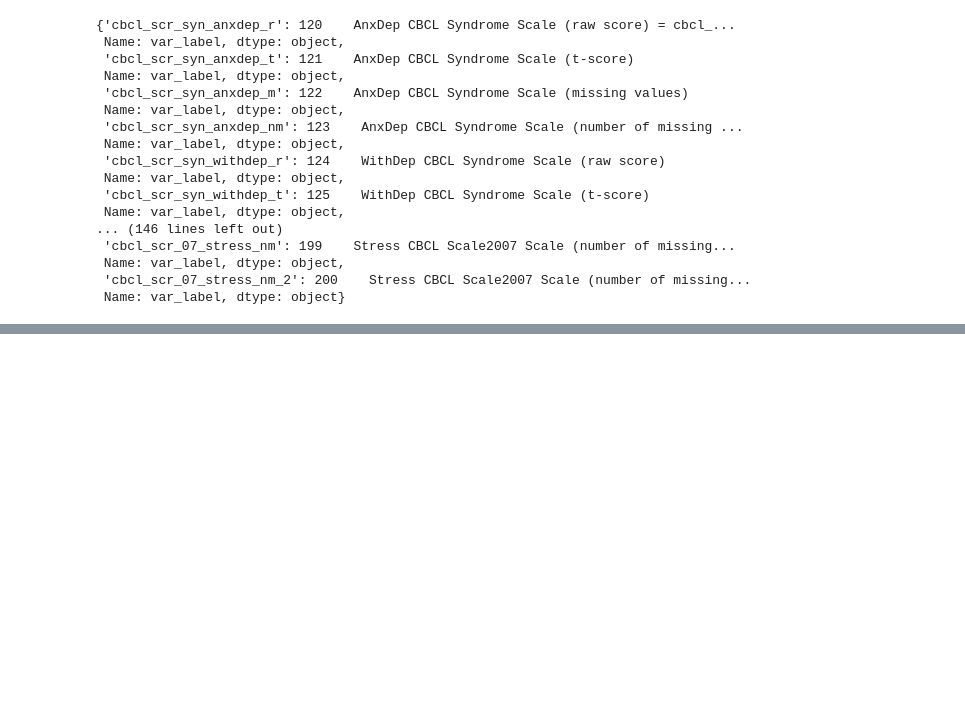
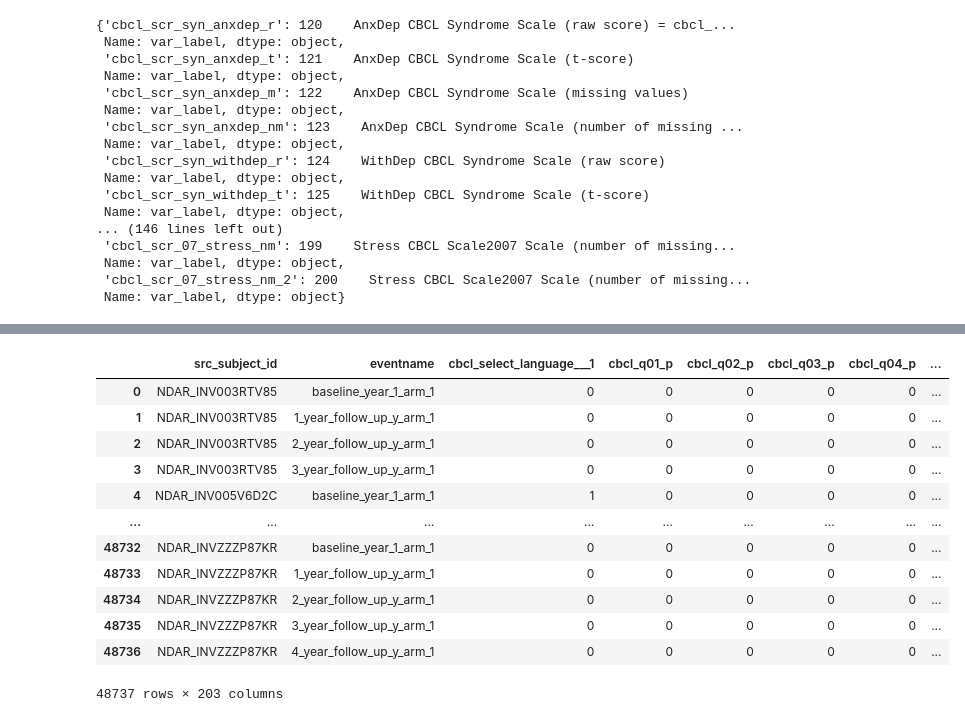
Before and after one commit to ALINA991/ADHD_fMRI, a Jupyter notebook: ABCD/data_scoring/cbcl.ipynb, the cells around one changed output, grey strips where cells are left out. Drawn from its saved outputs; the diff is of its cells as text; code cells hidden in the pictures; blank space fills up the shorter version.

```diff
--- a/ABCD/data_scoring/cbcl.ipynb
+++ b/ABCD/data_scoring/cbcl.ipynb
@@ -125,0 +119,16 @@ seaborn.countplot(x = 'cbcl_scr_syn_rulebreak_t', data= p_sc_t)
+# %%
+p_data
+# %% [output]
+|  | src_subject_id | eventname | cbcl_select_language___1 | cbcl_q01_p | cbcl_q02_p | cbcl_q03_p | cbcl_q04_p | ... |
+| 0 | NDAR_INV003RTV85 | baseline_year_1_arm_1 | 0 | 0 | 0 | 0 | 0 | ... |
+| 1 | NDAR_INV003RTV85 | 1_year_follow_up_y_arm_1 | 0 | 0 | 0 | 0 | 0 | ... |
+| 2 | NDAR_INV003RTV85 | 2_year_follow_up_y_arm_1 | 0 | 0 | 0 | 0 | 0 | ... |
+| 3 | NDAR_INV003RTV85 | 3_year_follow_up_y_arm_1 | 0 | 0 | 0 | 0 | 0 | ... |
+| 4 | NDAR_INV005V6D2C | baseline_year_1_arm_1 | 1 | 0 | 0 | 0 | 0 | ... |
+| ... | ... | ... | ... | ... | ... | ... | ... | ... |
+| 48732 | NDAR_INVZZZP87KR | baseline_year_1_arm_1 | 0 | 0 | 0 | 0 | 0 | ... |
+| 48733 | NDAR_INVZZZP87KR | 1_year_follow_up_y_arm_1 | 0 | 0 | 0 | 0 | 0 | ... |
+| 48734 | NDAR_INVZZZP87KR | 2_year_follow_up_y_arm_1 | 0 | 0 | 0 | 0 | 0 | ... |
+| 48735 | NDAR_INVZZZP87KR | 3_year_follow_up_y_arm_1 | 0 | 0 | 0 | 0 | 0 | ... |
+| 48736 | NDAR_INVZZZP87KR | 4_year_follow_up_y_arm_1 | 0 | 0 | 0 | 0 | 0 | ... |
+48737 rows × 203 columns
```
Also changed, not shown: parts of 7 cells of this notebook, 5 other files.
